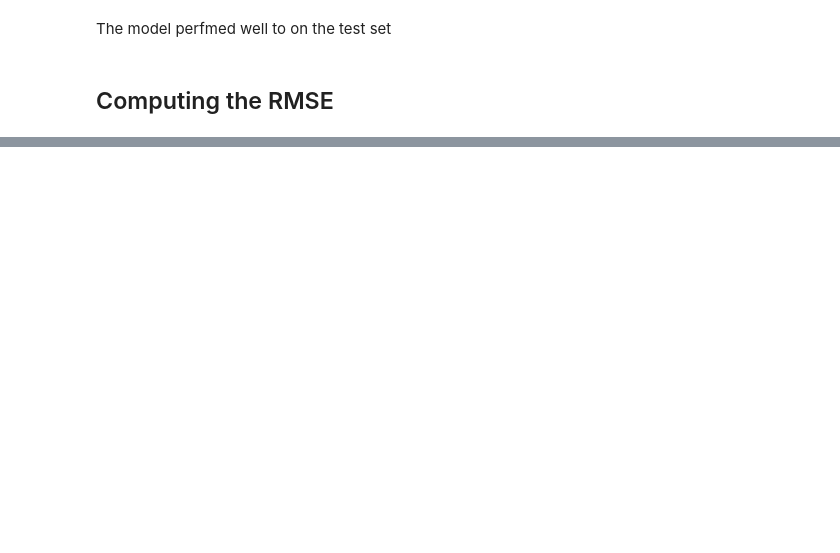
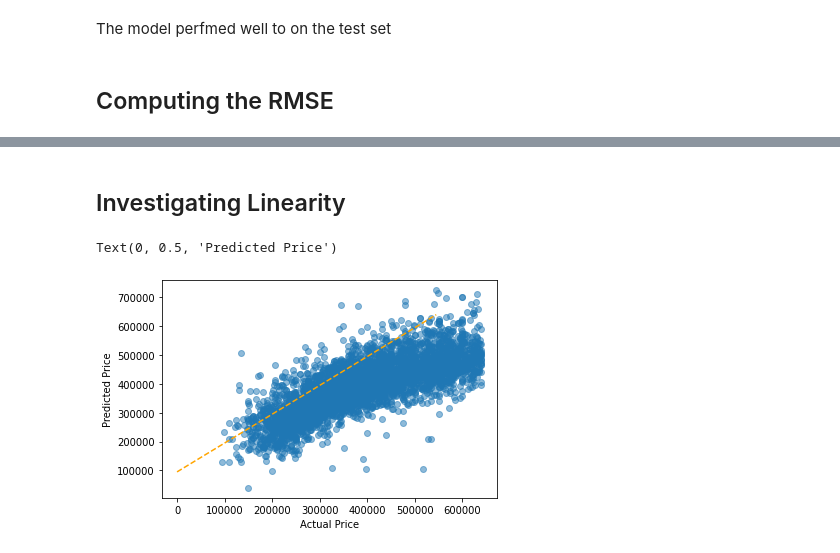
Before and after one commit to IainMosima/Moringa-Phase2, a Jupyter notebook: iain.ipynb, the cells around one changed output, grey strips where cells are left out. Saved outputs shown, nothing was run; the diff lists cells and outputs as text; code cells hidden in the pictures; blank space fills up the shorter version.

```diff
--- a/iain.ipynb
+++ b/iain.ipynb
@@ -488,7 +525,7 @@ def data_preparation(X,y):
     # dealing with outliers and removing them
     concated_set = outliers_remover(
         concated_set,
-        outliers(concated_set.price)
+        outliers(concated_set)
         ) # removing outliers
 
 
@@ -853,10 +907,10 @@ len(y_test)
 # %% [markdown]
 This model will be based on the second_model_poly_2 since it performed well
 # %%
-final_model = second_model_poly_2
-final_model.fit(X_train_poly2, y_train)
+final_model = first_model
+final_model.fit(X_train, y_train)
 
-X_test_poly2 = poly_2.fit_transform(X_test)
-# scoring the model on the X_test_poly2 and the y_test
-final_model.score(X_test_poly2, y_test)
+
+# scoring the model on the X_test and the y_test
+final_model.score(X_test, y_test)
 # %% [output]
@@ -867,0 +956,16 @@ The model perfmed well to on the test set
+# %% [markdown]
+## Investigating Linearity
+# %%
+predictions = final_model.predict(X_test)
+fig,ax = plt.subplots()
+
+perfect_line = np.arange(y_test.min(), y_test.max())
+
+ax.plot(perfect_line, linestyle='--', color='orange', label='perfect fit')
+ax.scatter(y_test, predictions, alpha=0.5)
+
+ax.set_xlabel('Actual Price')
+ax.set_ylabel('Predicted Price')
+# %% [output]
+Text(0, 0.5, 'Predicted Price')
+[figure, added]
```
Also changed, not shown: parts of 40 cells of this notebook.
